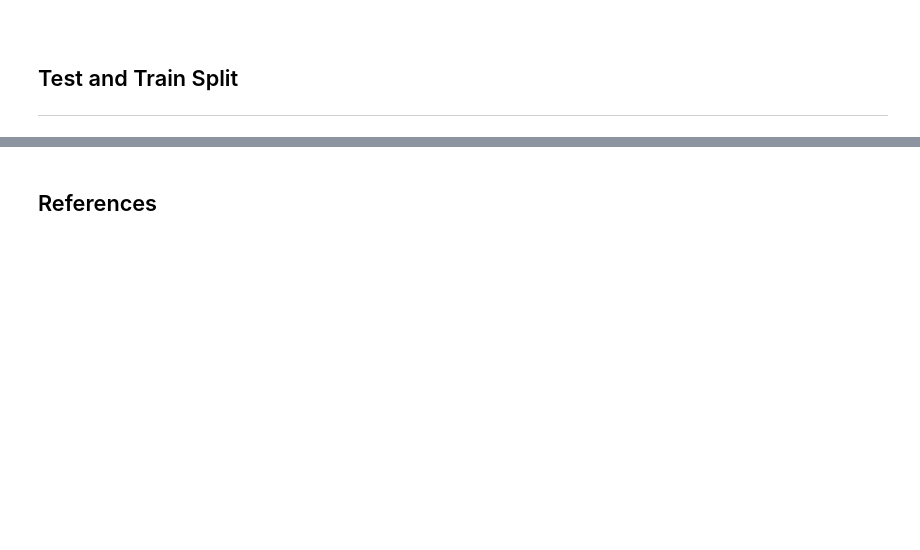
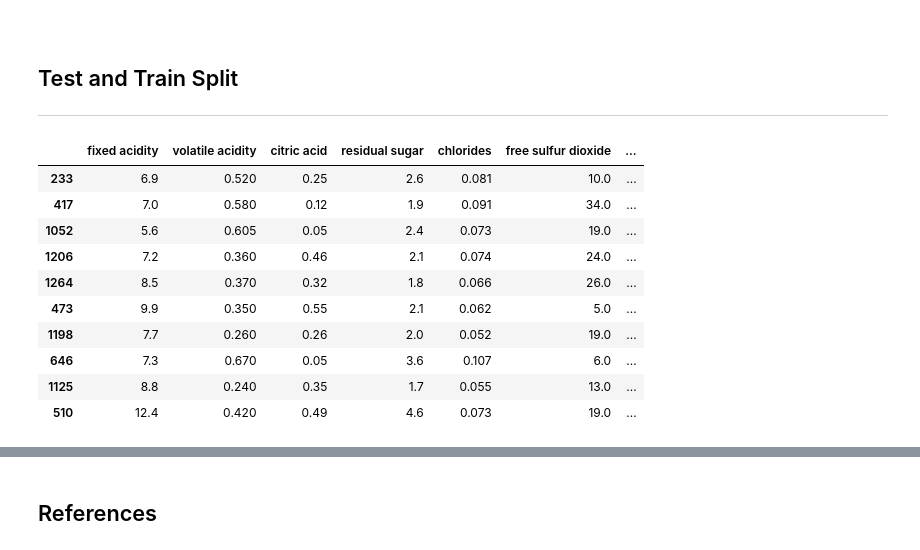
Before and after one commit to Silvio622/Machine-Learning-Scikit-Learn, a Jupyter notebook: scikit-learn.ipynb, the cells around one changed output, grey strips where cells are left out. Saved outputs shown, nothing was run; the diff lists cells and outputs as text; code cells hidden in the pictures; blank space fills up the shorter version.

```diff
--- a/scikit-learn.ipynb
+++ b/scikit-learn.ipynb
@@ -298,0 +308,15 @@ sns.lmplot(x="citric acid", y="sulphates", hue = 'quality',  data=dfredwine, fit
+# %%
+# Show some the 10 first training data randomly selected.
+train.head(10)
+# %% [output]
+|  | fixed acidity | volatile acidity | citric acid | residual sugar | chlorides | free sulfur dioxide | ... |
+| 233 | 6.9 | 0.520 | 0.25 | 2.6 | 0.081 | 10.0 | ... |
+| 417 | 7.0 | 0.580 | 0.12 | 1.9 | 0.091 | 34.0 | ... |
+| 1052 | 5.6 | 0.605 | 0.05 | 2.4 | 0.073 | 19.0 | ... |
+| 1206 | 7.2 | 0.360 | 0.46 | 2.1 | 0.074 | 24.0 | ... |
+| 1264 | 8.5 | 0.370 | 0.32 | 1.8 | 0.066 | 26.0 | ... |
+| 473 | 9.9 | 0.350 | 0.55 | 2.1 | 0.062 | 5.0 | ... |
+| 1198 | 7.7 | 0.260 | 0.26 | 2.0 | 0.052 | 19.0 | ... |
+| 646 | 7.3 | 0.670 | 0.05 | 3.6 | 0.107 | 6.0 | ... |
+| 1125 | 8.8 | 0.240 | 0.35 | 1.7 | 0.055 | 13.0 | ... |
+| 510 | 12.4 | 0.420 | 0.49 | 4.6 | 0.073 | 19.0 | ... |
```
Also changed, not shown: parts of 19 cells of this notebook.
